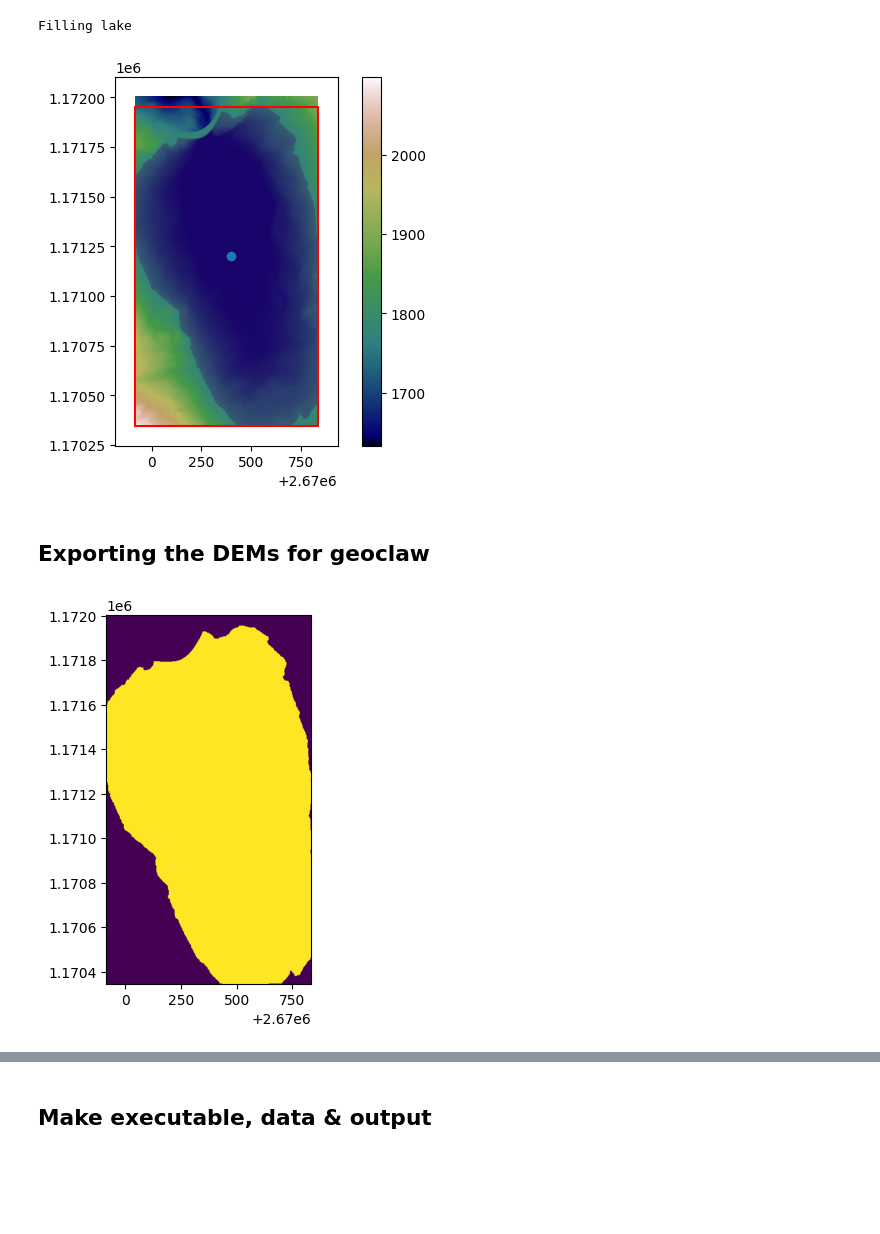
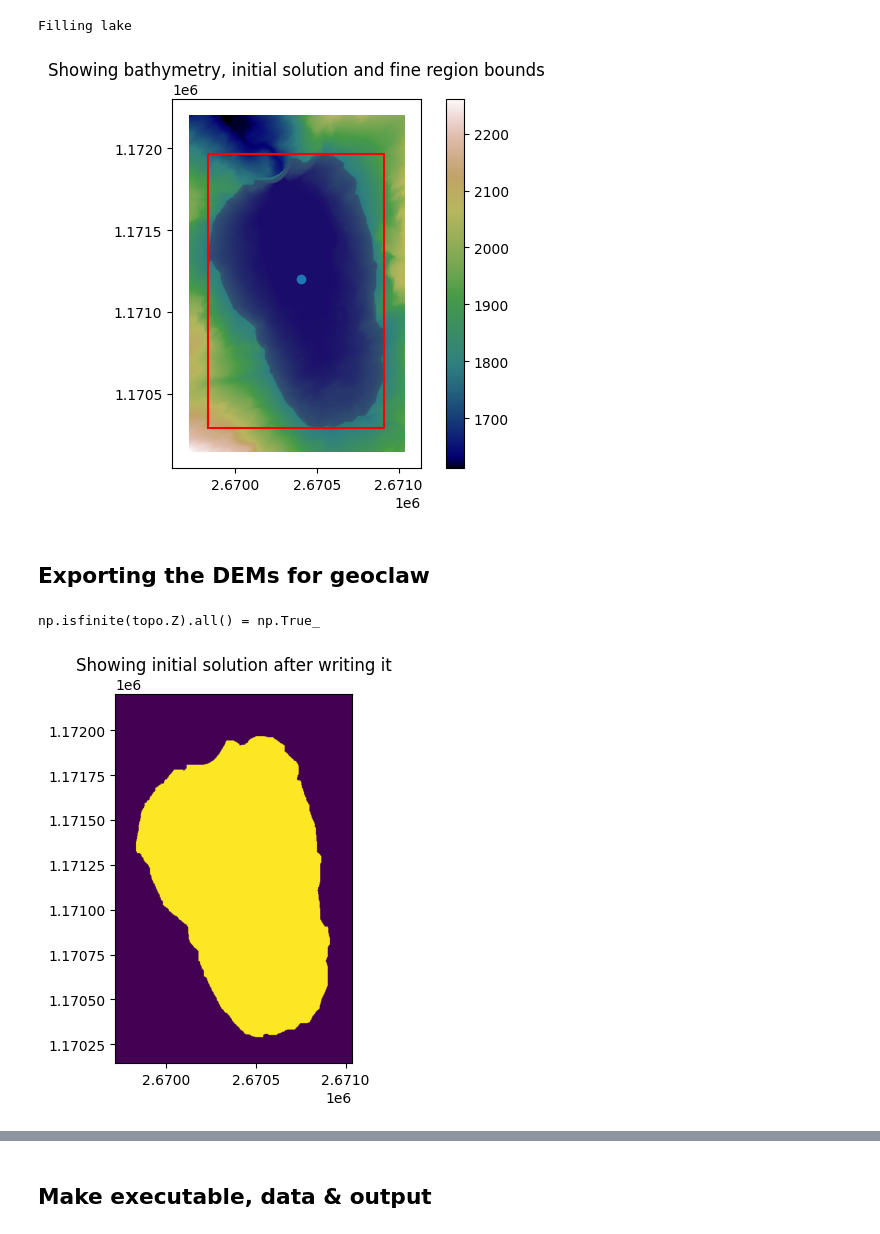
Before and after one commit to giboul/TriftGeoClaw, a Jupyter notebook: ImpulseWave.ipynb, the cells around one changed output, grey strips where cells are left out. Saved outputs shown, nothing was run; the diff lists cells and outputs as text; code cells hidden in the pictures; blank space fills up the shorter version.

```diff
--- a/ImpulseWave.ipynb
+++ b/ImpulseWave.ipynb
@@ -17,3 +18,14 @@ from matplotlib.colors import LightSource
 from clawpack.geoclaw import fgout_tools
 from clawpack.geoclaw import fgmax_tools
 from clawpack.geoclaw import topotools
+# %%
+for k, v in config.items():
+    print(f"{k}: {v}")
+
+# Modify the parameters as you wish
+config["any_param"] = ...
+
+# Update it if needed for later
+if False:
+    with open("config.yaml", "w") as stream:
+        dump(config, stream)
@@ -21,12 +51,18 @@ from clawpack.geoclaw import topotools
 ## Loading DEM
 # %%
 bbox = config["lower"]+config["upper"]
+dem_margin = 100  # m
+bbox[0] -= dem_margin
+bbox[1] -= dem_margin
+bbox[2] += dem_margin
+bbox[3] += dem_margin
 w, s, e, n = bbox
 extent = w, e, s, n
 x, y, Z = topo_utils.read_raster(config["base_bathymetry"],
                                  bbox,
                                  config["cell_size"])
 
+plt.title("Bathymetry")
 plt.imshow(Z, extent=extent)
 plt.colorbar(label="Level [m.a.s.l.]")
 plt.xlabel("Longitude")
@@ -98,7 +136,11 @@ Using this mapping to fgout variable names:
 ## Insert dam
 # %%
 dams = topo_utils.read_poly(config["dams"])
-Z = insert_dam(dams, config["dam_alts"], x, y, Z)
+Z, bboxes = insert_dam(dams, config["dam_alts"], x, y, Z)
+for i, bbox in enumerate(bboxes):
+    np.savetxt(f"dam{i}.bbox", bbox)
+
+plt.title("Plotting dam on bathymetry")
 plt.imshow(Z, extent=extent)
 plt.plot(*dams[0].T, c="k")
 plt.colorbar()
@@ -109,30 +151,32 @@ plt.show()
 ## Initial solution (lake) and initially fine regions
 # %%
 flood_seed = 2.67e6 + 400, 1.1712e6
-x0, y0, eta0, qinit_extent = make_qinit(x, y, Z,
+x0, y0, eta0, qinit_bbox = make_qinit(x, y, Z,
                                   config["lake_alt"],
                                   flood_seed=flood_seed,
                                   dilation_radius=config["flood_dilation"])
-np.savetxt("qinit.extent", qinit_extent)
+np.savetxt("qinit.bbox", qinit_bbox)
 # %% [output]
 Filling lake
 # %%
-regions = [np.loadtxt(region_file) for region_file in Path().glob("qinit*.extent")]
+regions = [np.loadtxt(region_file) for region_file in Path().glob("qinit*.bbox")]
+# regions = [np.loadtxt(path) for path in Path().glob("dam*.bbox")]
 
+plt.title("Showing bathymetry, initial solution and fine region bounds")
 extent0 = x0.min(), x0.max(), y0.min(), y0.max()
 plt.imshow(Z, extent=extent, cmap="gist_earth")
 plt.colorbar()
 plt.imshow(np.where(eta0>Z.min(), eta0, np.nan), extent=extent0, alpha=0.3)
 plt.scatter(*flood_seed)
 
 for region in regions:
     w, e, s, n = region
     plt.plot([w, e, e, w, w], [s, s, n, n, s], c="r")
 plt.xlim(np.array([-100, 100])+plt.xlim())
 plt.ylim(np.array([-100, 100])+plt.ylim())
 plt.show()
 # %% [output]
-[figure, old version]
+[figure, new version]
 # %% [markdown]
 ## Exporting the DEMs for geoclaw
 # %%
@@ -143,10 +187,14 @@ topo.Z = eta0[::-1, :]
 topo.write(config["qinit"][0], topo_type=1)  # There can be multiple qinit files
 
 topo = topotools.Topography(config["qinit"][0])
+print(f"{np.isfinite(topo.Z).all() = }")
+
+plt.title("Showing initial solution after writing it")
 plt.imshow(topo.Z, extent=(topo.x.min(), topo.x.max(), topo.y.min(), topo.y.max()), origin="lower")
 plt.show()
 # %% [output]
+np.isfinite(topo.Z).all() = np.True_
-[figure, old version]
+[figure, new version]
 # %%
 topo = topotools.Topography()
 topo.x = x
```
Also changed, not shown: parts of 20 cells of this notebook.
